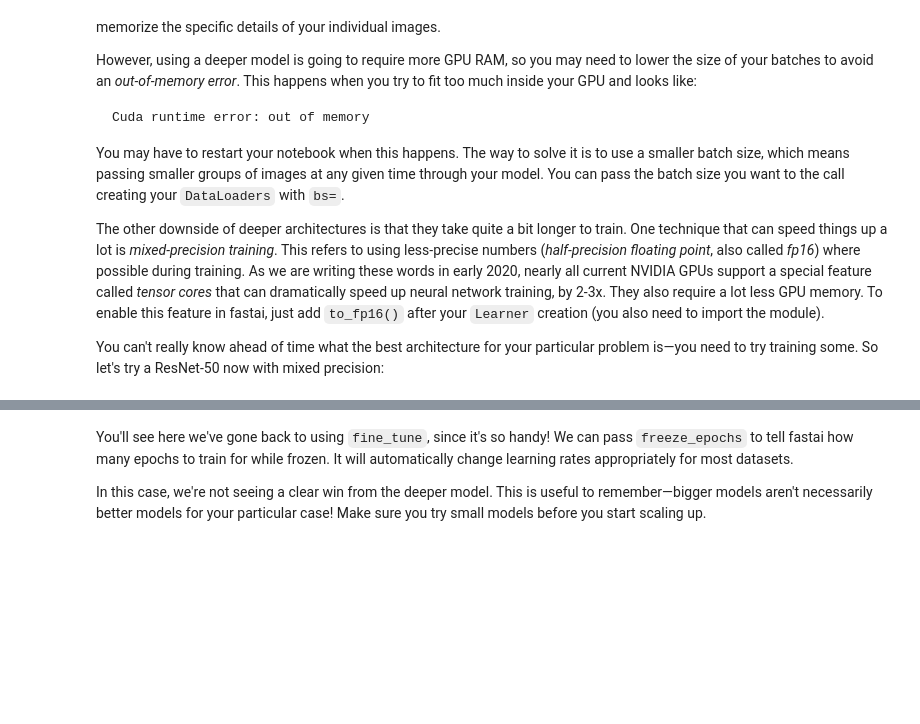
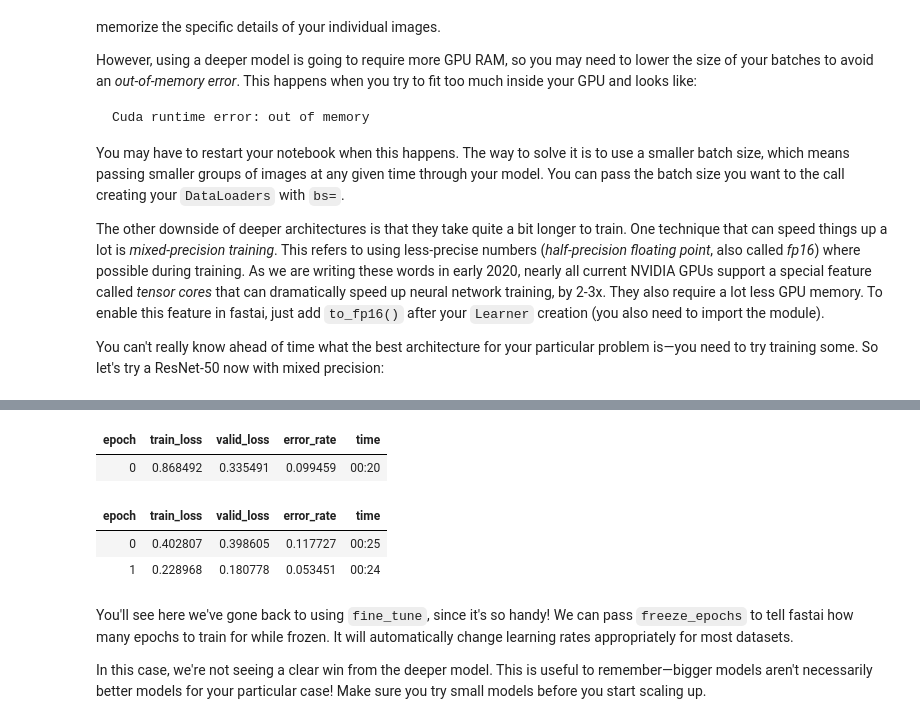
Before and after one commit to minheq/fastbook, a Jupyter notebook: 05_pet_breeds.ipynb, the cells around one changed output, grey strips where cells are left out. Drawn from its saved outputs; the diff is of its cells as text; code cells hidden in the pictures; blank space fills up the shorter version.

```diff
--- a/05_pet_breeds.ipynb
+++ b/05_pet_breeds.ipynb
@@ -886,0 +929,5 @@ Downloading: "https://download.pytorch.org/models/resnet50-0676ba61.pth" to C:\U
+# %%
+from fastai.callback.fp16 import *
+learn = vision_learner(dls, resnet152, metrics=error_rate)
+learn.fine_tune(2)
+# %% [output]
@@ -887,3 +935,8 @@ Downloading: "https://download.pytorch.org/models/resnet50-0676ba61.pth" to C:\U
+| epoch | train_loss | valid_loss | error_rate | time |
+| 0 | 0.868492 | 0.335491 | 0.099459 | 00:20 |
+| epoch | train_loss | valid_loss | error_rate | time |
+| 0 | 0.402807 | 0.398605 | 0.117727 | 00:25 |
+| 1 | 0.228968 | 0.180778 | 0.053451 | 00:24 |
 # %% [markdown]
 You'll see here we've gone back to using `fine_tune`, since it's so handy! We can pass `freeze_epochs` to tell fastai how many epochs to train for while frozen. It will automatically change learning rates appropriately for most datasets.
 
```
Also changed, not shown: parts of 27 cells of this notebook.
